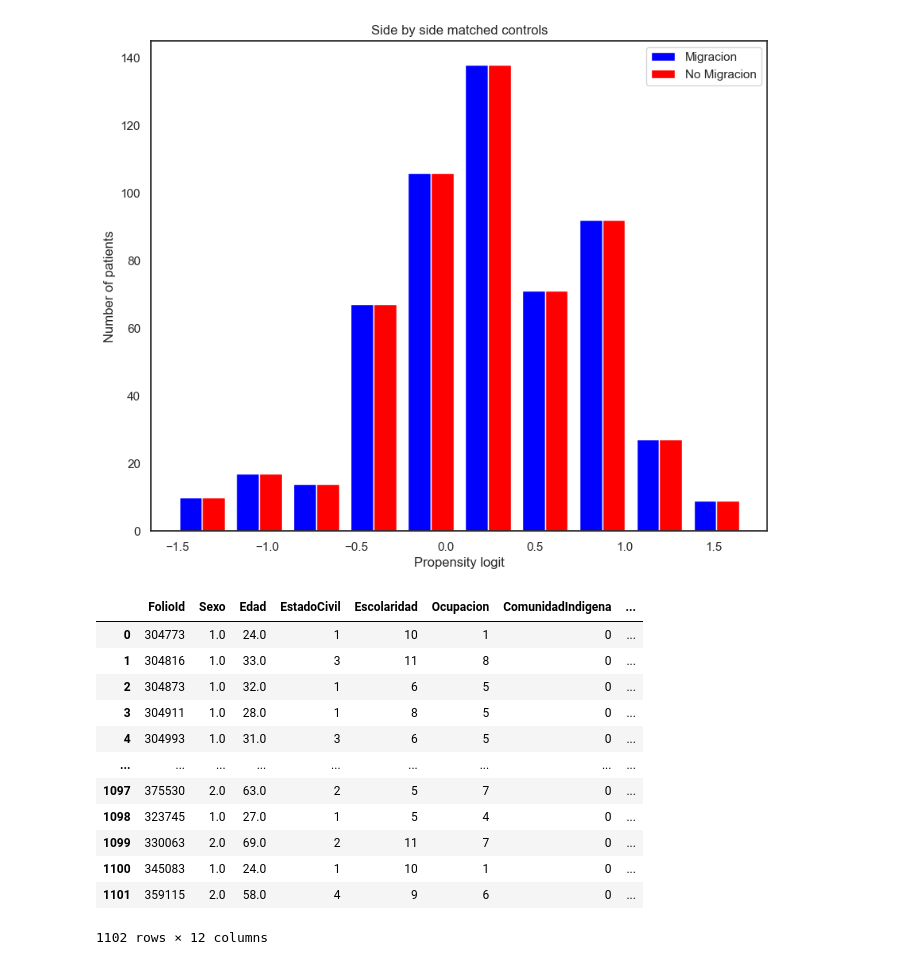
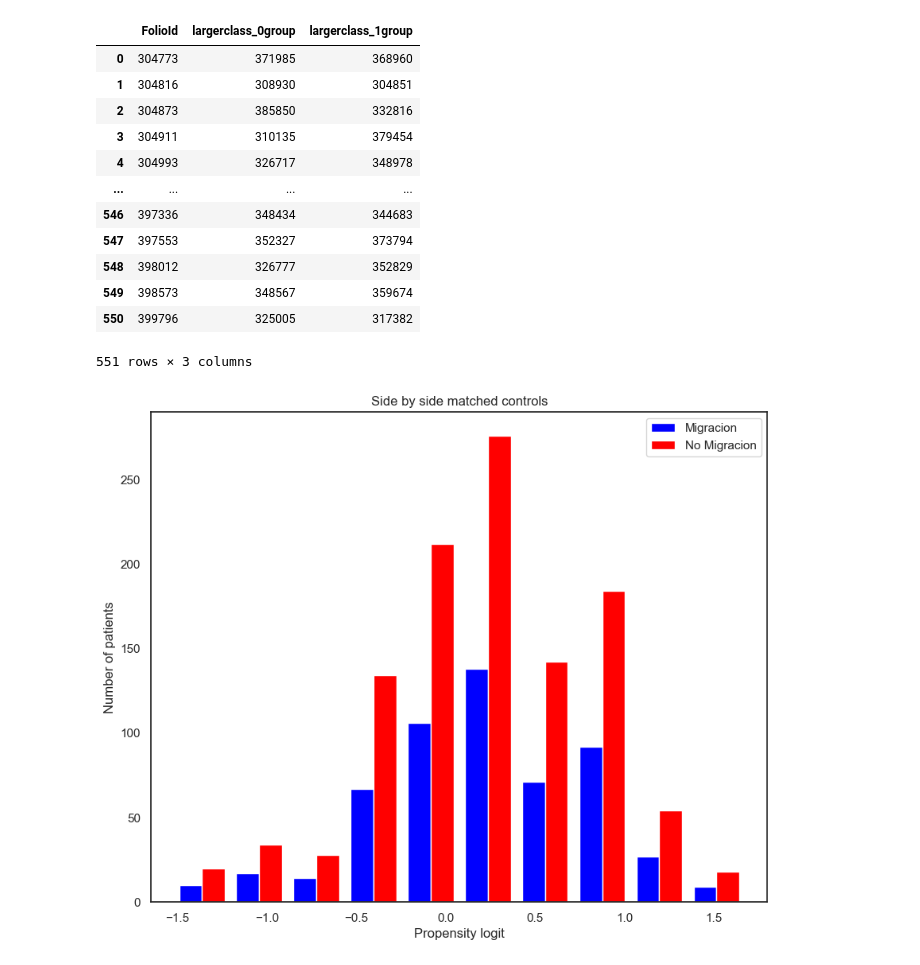
Before and after one commit to Francisc0GP/propensity-score, a Jupyter notebook: propensity.ipynb, the cells around one changed output. Saved outputs shown, nothing was run; the diff lists cells and outputs as text; code cells hidden in the pictures.

```diff
--- a/propensity.ipynb
+++ b/propensity.ipynb
@@ -48,17 +64,25 @@ def moddatagen(df_dataset):
     return df_dataset
 # %%
 def dict_data (df_catescolar, df_catedociv, df_catlgbt, df_catocup, df_pais, df_nivsoc):
+    """
+    Generate a dictionary of the categories in the DataFrames
+    param: df_DataFrames
+    return: dictionaries
+    """
     dict_escolar = dict(zip(df_catescolar['Descripcion'], df_catescolar['ComunId']))
     dict_edociv = dict(zip(df_catedociv['Descripcion'], df_catedociv['ComunId']))
     dict_lgbt = dict(zip(df_catlgbt['Descripcion'], df_catlgbt['ComunId']))
     dict_ocup = dict(zip(df_catocup['Descripcion'], df_catocup['ComunId']))
     dict_pais = dict(zip(df_pais['PaisId'], df_pais['Descripcion']))
     dict_nivsoc = dict(zip(df_nivsoc['ComunId'], df_nivsoc['Descripcion']))
-
-
     return dict_escolar, dict_edociv, dict_lgbt, dict_ocup, dict_pais, dict_nivsoc
 # %%
 def mod_data (df ,dict_escolar, dict_edociv, dict_lgbt, dict_ocup, dict_pais, dict_nivsoc):
+    """
+    Modify the DataFrame to be used in the PSM
+    param: df_DataFrame, dictionaries
+    return: df_DataFrame modified
+    """
     df['Escolaridad'] = df['Escolaridad'].map(dict_escolar)
     df['EstadoCivil'] = df['EstadoCivil'].map(dict_edociv)
     df['LGBTTTI'] = df['LGBTTTI'].map(dict_lgbt)
@@ -68,39 +92,57 @@ def mod_data (df ,dict_escolar, dict_edociv, dict_lgbt, dict_ocup, dict_pais, di
     return df
 # %%
 def mod_df (df):
-    df.drop(columns=['Motivo10', 'Diag_TRS_Eje1ComunNomenclatura_9', 'Diag_TRS_Eje1Previo-Subsecuente_9', 'Diag_TRS_Eje1CodigoCompuesto_9', 'Diag_TRS_Eje1Codigo_9', 'Diag_TRS_Eje1Descripcion_9', 'Diag_TRS_Eje1ComunNomenclatura_10', 'Diag_TRS_Eje1Previo-Subsecuente_10', 'Diag_TRS_Eje1CodigoCompuesto_10', 'Diag_TRS_Eje1Codigo_10', 'Diag_TRS_Eje1Descripcion_10'] , axis=1, inplace=True)
-    df.drop(columns=['AntecedentesPNPGrupoSanguineo', 'AntecedentesPNPFactorRH', 'TipoAlimentacionSuficienteCantidad', 'TipoAlimentacionSuficienteCalidad', 'TipoAlimentacionAdecuadaCantidad', 'TipoAlimentacionAdecuadaCalidad', 'TipoAlimentacionBalanceadaCantidad', 'TipoAlimentacionBalanceadaCalidad', 'AntecedentesPNPReligion', 'AntecedentesPNPCuales'], axis=1, inplace=True)
-    df.drop(columns=['PadecimientoActual', 'AntecedentesPadecimiento', 'AntecedentesHFTrastornosSustanciasComunId', 'AntecedentesHFTrastornosSustanciasCuales', 'AnecedentesHFTrastornosMentalesComunId', 'AnecedentesHFTrastornosMentalesCuales', 'AntecedentesHFOtrosComunId', 'AntecedentesHFOtrosCuales', 'VidaFamiliarEscolarLaboralEconomica' , 'AntecedentesSSEdadIVSA','AntecedentesSSNoParejasSexuales', 'AntecedentesSSPracticasSexualesRiesgoCuales', 'AntecedentesSSMetodosAnticonceptivosOtros', 'AntecedentesSSPruebaVIH' ], axis=1, inplace=True)
-    df.drop(columns=['AntecedentesSSPruebaVIHFecha', 'AntecedentesSSPruebaVIHResultadoComun', 'AntecedentesSSPruebaVHC', 'AntecedentesSSPruebaVHCFecha', 'AntecedentesSSPruebaVHCResultadoComun', 'InterrogatorioASCardiovascularCuales', 'InterrogatorioASDigestivoCuales', 'InterrogatorioASEndocrinoCuales', 'InterrogatorioASHematologicoCuales', 'InterrogatorioASMusculoEsqueleticoCuales', 'InterrogatorioASNerviosoCuales'], axis=1, inplace=True)
-    df.drop(columns=['InterrogatorioASReproductivoCuales', 'InterrogatorioASRespiratorioCuales', 'InterrogatorioASTegumentarioCuales', 'InterrogatorioASUrinarioCuales', 'InterrogatorioASEspecializadoCuales', 'SignosVitalesPeso', 'SignosVitalesTalla', 'SignosVitalesIMCComunId', 'SignosVitalesFC', 'SignosVitalesFR', 'SignosVitalesPulso', 'SignosVitalesTA', 'SignosVitalesTAhg', 'SignosVitalesTemperatura', 'HCEF_HabitusExterior', 'ExploracionEspecializadaCuales'], axis=1, inplace=True)
+    """
+    Modify the DataFrame to be used in the PSM
+    param: df_DataFrame
+    return: df_DataFrame modified
+    """
+    df.drop(columns=['Motivo10', 'Diag_TRS_Eje1ComunNomenclatura_9', 'Diag_TRS_Eje1Previo-Subsecuente_9', 'Diag_TRS_Eje1CodigoCompuesto_9', 'Diag_TRS_Eje1Codigo_9', 'Diag_TRS_Eje1Descripcion_9', 'Diag_TRS_Eje1ComunNomenclatura_10', 'Diag_TRS_Eje1Previo-Subsecuente_10', 'Diag_TRS_Eje1CodigoCompuesto_10', 'Diag_TRS_Eje1Codigo_10', 'Diag_TRS_Eje1Descripcion_10'] , axis=1, inplace=True) # Drop columns
+    df.drop(columns=['AntecedentesPNPGrupoSanguineo', 'AntecedentesPNPFactorRH', 'TipoAlimentacionSuficienteCantidad', 'TipoAlimentacionSuficienteCalidad', 'TipoAlimentacionAdecuadaCantidad', 'TipoAlimentacionAdecuadaCalidad', 'TipoAlimentacionBalanceadaCantidad', 'TipoAlimentacionBalanceadaCalidad', 'AntecedentesPNPReligion', 'AntecedentesPNPCuales'], axis=1, inplace=True) # Drop columns
+    df.drop(columns=['PadecimientoActual', 'AntecedentesPadecimiento', 'AntecedentesHFTrastornosSustanciasComunId', 'AntecedentesHFTrastornosSustanciasCuales', 'AnecedentesHFTrastornosMentalesComunId', 'AnecedentesHFTrastornosMentalesCuales', 'AntecedentesHFOtrosComunId', 'AntecedentesHFOtrosCuales', 'VidaFamiliarEscolarLaboralEconomica' , 'AntecedentesSSEdadIVSA','AntecedentesSSNoParejasSexuales', 'AntecedentesSSPracticasSexualesRiesgoCuales', 'AntecedentesSSMetodosAnticonceptivosOtros', 'AntecedentesSSPruebaVIH' ], axis=1, inplace=True) # Drop columns
+    df.drop(columns=['AntecedentesSSPruebaVIHFecha', 'AntecedentesSSPruebaVIHResultadoComun', 'AntecedentesSSPruebaVHC', 'AntecedentesSSPruebaVHCFecha', 'AntecedentesSSPruebaVHCResultadoComun', 'InterrogatorioASCardiovascularCuales', 'InterrogatorioASDigestivoCuales', 'InterrogatorioASEndocrinoCuales', 'InterrogatorioASHematologicoCuales', 'InterrogatorioASMusculoEsqueleticoCuales', 'InterrogatorioASNerviosoCuales'], axis=1, inplace=True) # Drop columns
+    df.drop(columns=['InterrogatorioASReproductivoCuales', 'InterrogatorioASRespiratorioCuales', 'InterrogatorioASTegumentarioCuales', 'InterrogatorioASUrinarioCuales', 'InterrogatorioASEspecializadoCuales', 'SignosVitalesPeso', 'SignosVitalesTalla', 'SignosVitalesIMCComunId', 'SignosVitalesFC', 'SignosVitalesFR', 'SignosVitalesPulso', 'SignosVitalesTA', 'SignosVitalesTAhg', 'SignosVitalesTemperatura', 'HCEF_HabitusExterior', 'ExploracionEspecializadaCuales'], axis=1, inplace=True) # Drop columns
+    for col in df.columns:
+        reg = re.search(r'Compuesto_\d', col)
+        if reg:
+            df.drop(columns=[col], axis=1, inplace=True) # Drop columns
+
+    for col in df.columns:
+        if col.startswith('Sust') or col.startswith('EdadI') or col.startswith('Orden') or col.startswith('UsoUlt') or col.startswith('Prime') or col.startswith('Segun') or col.startswith('Tercer') or col.startswith('Abst') or col.startswith('Ulti') or col.startswith('Dosis'):
+            df.drop(columns=[col], axis=1, inplace=True)# Drop columns
+
     return df
 # %%
 def graf_psm(psm):
-    psmdata = psm.knn_matched(matcher='propensity_logit', replacement=False, caliper=None, drop_unmatched=True)
+    """
+    Generate a Propensity Score Matching
+    param: psm object
+    return: plots
+    """
+    #psmdata = psm.knn_matched(matcher='propensity_logit', replacement=False, caliper=None, drop_unmatched=True) match 1:1
+    psmdata = psm.knn_matched_12n(matcher='propensity_logit', how_many= 2) # match 1:N
     psm.plot_match(Title='Side by side matched controls', Ylabel='Number of patients', Xlabel='Propensity logit', names = ['Migracion', 'No Migracion'], colors = ['blue', 'red'], save=True)
 # %%
 dict_escolar, dict_edociv, dict_lgbt, dict_ocup, dict_pais, dict_nivsoc  = dict_data(df_catescolar, df_catedociv, df_catlgbt, df_catocup, df_pais, df_nivsoc)
 df = mod_df(df_dataset)
 listexclude = gen_list(df_dataset)
 df_dataset = moddatagen(df_dataset)
 df = mod_data(df_dataset, dict_escolar, dict_edociv, dict_lgbt, dict_ocup, dict_pais, dict_nivsoc)
 psm = get_psm(df, listexclude)
 graf_psm(psm)
+psm.matched_ids
 # %% [output]
+|  | FolioId | largerclass_0group | largerclass_1group |
+| 0 | 304773 | 371985 | 368960 |
+| 1 | 304816 | 308930 | 304851 |
+| 2 | 304873 | 385850 | 332816 |
+| 3 | 304911 | 310135 | 379454 |
+| 4 | 304993 | 326717 | 348978 |
+| ... | ... | ... | ... |
+| 546 | 397336 | 348434 | 344683 |
+| 547 | 397553 | 352327 | 373794 |
+| 548 | 398012 | 326777 | 352829 |
+| 549 | 398573 | 348567 | 359674 |
+| 550 | 399796 | 325005 | 317382 |
+551 rows × 3 columns
-[figure, old version]
+[figure, new version]
-# %%
-psm.df_matched
-# %% [output]
-|  | FolioId | Sexo | Edad | EstadoCivil | Escolaridad | Ocupacion | ComunidadIndigena | ... |
-| 0 | 304773 | 1.0 | 24.0 | 1 | 10 | 1 | 0 | ... |
-| 1 | 304816 | 1.0 | 33.0 | 3 | 11 | 8 | 0 | ... |
-| 2 | 304873 | 1.0 | 32.0 | 1 | 6 | 5 | 0 | ... |
-| 3 | 304911 | 1.0 | 28.0 | 1 | 8 | 5 | 0 | ... |
-| 4 | 304993 | 1.0 | 31.0 | 3 | 6 | 5 | 0 | ... |
-| ... | ... | ... | ... | ... | ... | ... | ... | ... |
-| 1097 | 375530 | 2.0 | 63.0 | 2 | 5 | 7 | 0 | ... |
-| 1098 | 323745 | 1.0 | 27.0 | 1 | 5 | 4 | 0 | ... |
-| 1099 | 330063 | 2.0 | 69.0 | 2 | 11 | 7 | 0 | ... |
-| 1100 | 345083 | 1.0 | 24.0 | 1 | 10 | 1 | 0 | ... |
-| 1101 | 359115 | 2.0 | 58.0 | 4 | 9 | 6 | 0 | ... |
-1102 rows × 12 columns
```
Also changed, not shown: parts of 10 cells of this notebook.
